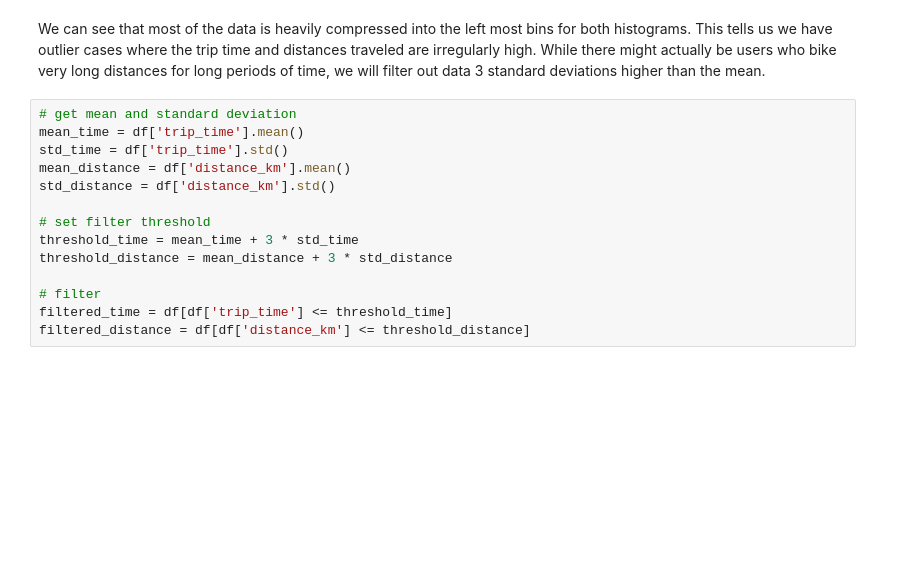
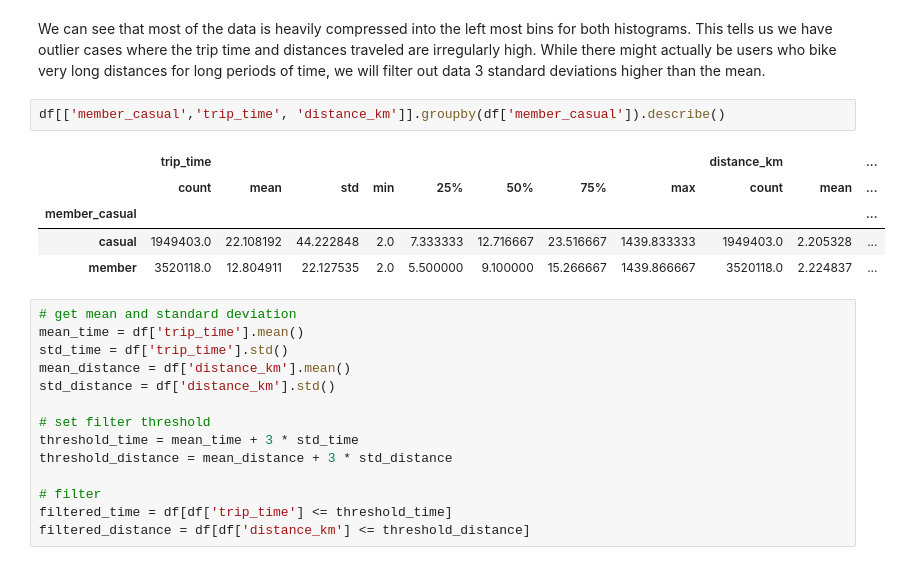
Before and after one commit to iaheung/cyclistic_casestudy, a Jupyter notebook: data_analysis.ipynb, the cells around one changed output. Saved outputs shown, nothing was run; the diff lists cells and outputs as text; blank space fills up the shorter version.

```diff
--- a/data_analysis.ipynb
+++ b/data_analysis.ipynb
@@ -629,6 +629,14 @@ plt.show()
 [figure]
 # %% [markdown]
 We can see that most of the data is heavily compressed into the left most bins for both histograms. This tells us we have outlier cases where the trip time and distances traveled are irregularly high. While there might actually be users who bike very long distances for long periods of time, we will filter out data 3 standard deviations higher than the mean.
+# %%
+df[['member_casual','trip_time', 'distance_km']].groupby(df['member_casual']).describe()
+# %% [output]
+|  | trip_time |  |  |  |  |  |  |  | distance_km |  | ... |
+|  | count | mean | std | min | 25% | 50% | 75% | max | count | mean | ... |
+| member_casual |  |  |  |  |  |  |  |  |  |  | ... |
+| casual | 1949403.0 | 22.108192 | 44.222848 | 2.0 | 7.333333 | 12.716667 | 23.516667 | 1439.833333 | 1949403.0 | 2.205328 | ... |
+| member | 3520118.0 | 12.804911 | 22.127535 | 2.0 | 5.500000 | 9.100000 | 15.266667 | 1439.866667 | 3520118.0 | 2.224837 | ... |
 # %%
 # get mean and standard deviation
 mean_time = df['trip_time'].mean()
```
Also changed, not shown: parts of 16 cells of this notebook.
